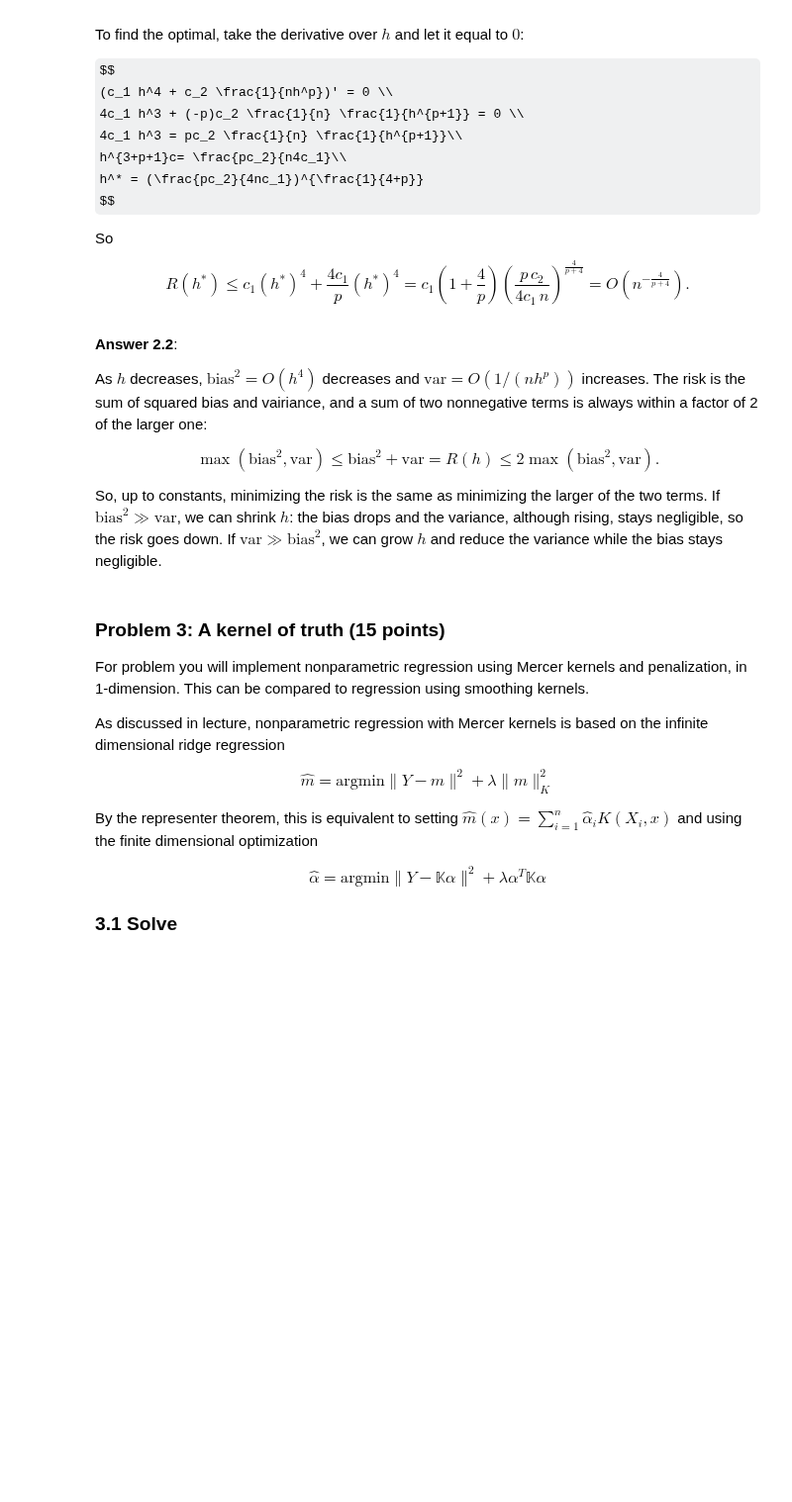
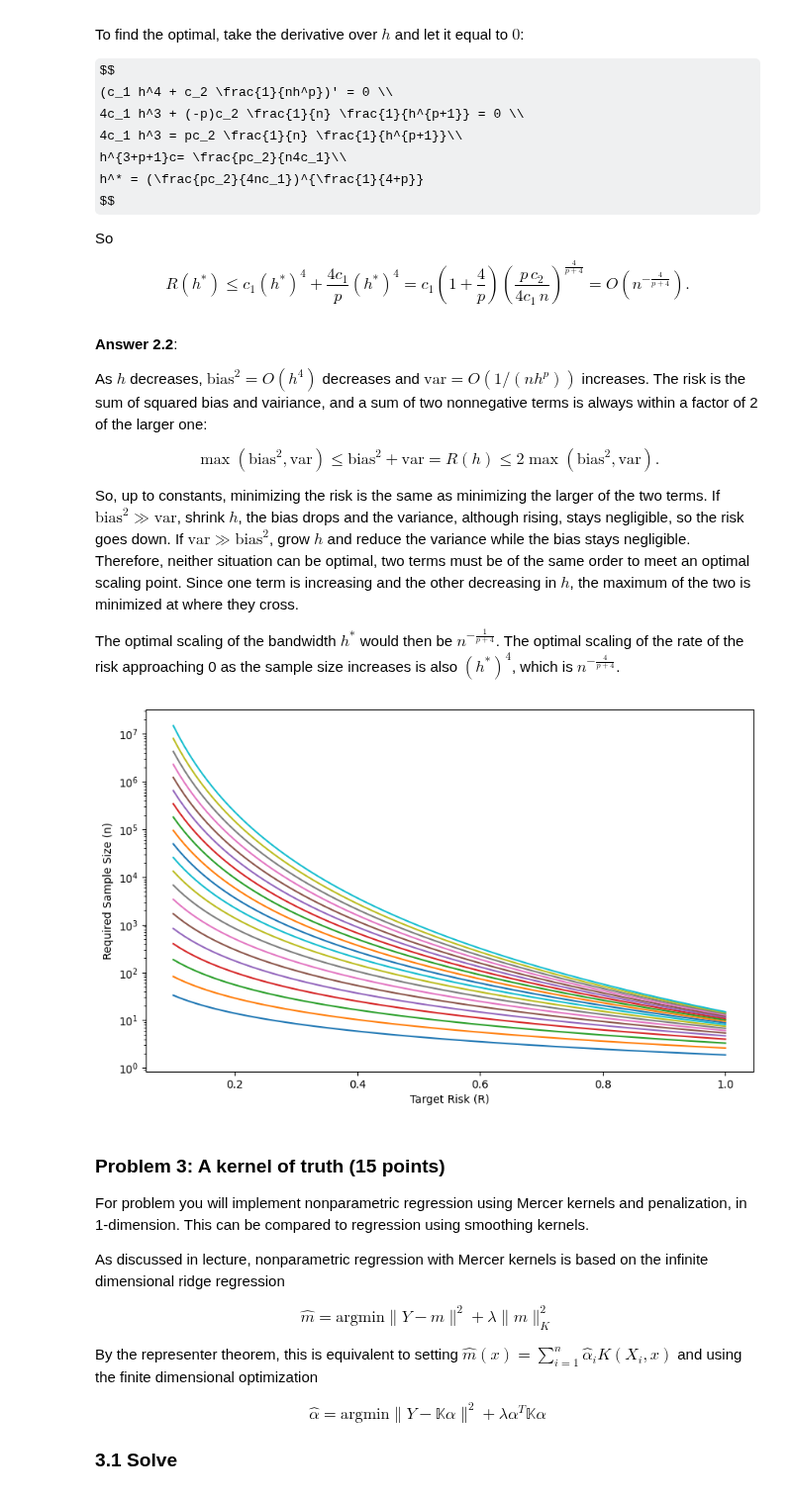
Before and after one commit to yaj0212/Intermediate-Machine-Learning, a Jupyter notebook: assignments/assn1/assn1.ipynb, the cells around one changed output. Shown at 99% size. Drawn from its saved outputs; the diff is of its cells as text; code cells hidden in the pictures; some formulas as TeX source; blank space fills up the shorter version.

```diff
--- a/assignments/assn1/assn1.ipynb
+++ b/assignments/assn1/assn1.ipynb
@@ -506,4 +506,6 @@ As $h$ decreases, $\text{bias}^2 = O(h^4)$ decreases and $\text{var} = O(1/(nh^p
 
 $$\max(\text{bias}^2, \text{var}) \le \text{bias}^2+\text{var} = R(h) \le 2\max(\text{bias}^2, \text{var}).$$
 
-So, up to constants, minimizing the risk is the same as minimizing the larger of the two terms. If $\text{bias}^2 \gg \text{var}$, we can shrink $h$: the bias drops and the variance, although rising, stays negligible, so the risk goes down. If $\text{var} \gg \text{bias}^2$, we can grow $h$ and reduce the variance while the bias stays negligible.
+So, up to constants, minimizing the risk is the same as minimizing the larger of the two terms. If $\text{bias}^2 \gg \text{var}$, shrink $h$, the bias drops and the variance, although rising, stays negligible, so the risk goes down. If $\text{var} \gg \text{bias}^2$, grow $h$ and reduce the variance while the bias stays negligible. Therefore, neither situation can be optimal, two terms must be of the same order to meet an optimal scaling point. Since one term is increasing and the other decreasing in $h$, the maximum of the two is minimized at where they cross.
+
+The optimal scaling of the bandwidth $h^*$ would then be $n^{-\frac{1}{p+4}}$. The optimal scaling of the rate of the risk approaching 0 as the sample size increases is also $(h^*)^4$, which is $n^{-\frac{4}{p+4}}$.
@@ -512,3 +512,39 @@ So, up to constants, minimizing the risk is the same as minimizing the larger of
+# %%
+# your code and markdown with derivations here
+c1 = 1
+c2 = 1
+
+def calculate_n(R, p, c1, c2):
+    """
+    Calculates the required sample size 'n' for a given risk 'R' and dimension 'p',
+    based on the risk bound derived in Problem 2.1.
+    """
+    # Constant term C(p) from the risk bound R = C(p) * n**(-4/(p+4))
+    term1 = c1 * (p * c2 / (4 * c1))**(4 / (p + 4))
+    term2 = c2 * (4 * c1 / (p * c2))**(p / (p + 4))
+    C_p = term1 + term2
+
+    # Solve for n: n = (C_p / R)**((p+4)/4)
+    n = (C_p / R)**((p + 4) / 4)
+    return n
+
+# Define ranges for target risk (R) and dimension (p)
+R_values = np.linspace(0.1, 1, 100)
+p_values = np.arange(1, 21)
+
+# Create the plot
+plt.figure(figsize=(10, 6))
+
+for p in p_values:
+    n_required = [calculate_n(r, p, c1, c2) for r in R_values]
+    plt.plot(R_values, n_required)
+
+plt.xlabel('Target Risk (R)')
+plt.ylabel('Required Sample Size (n)')
+plt.yscale('log') # Use a logarithmic scale for 'n' to handle its rapid growth
+plt.show()
+# %% [output]
+[figure, added]
 # %% [markdown]
 ### Problem 3: A kernel of truth (15 points)
 
```
Also changed, not shown: parts of 1 cell of this notebook.
